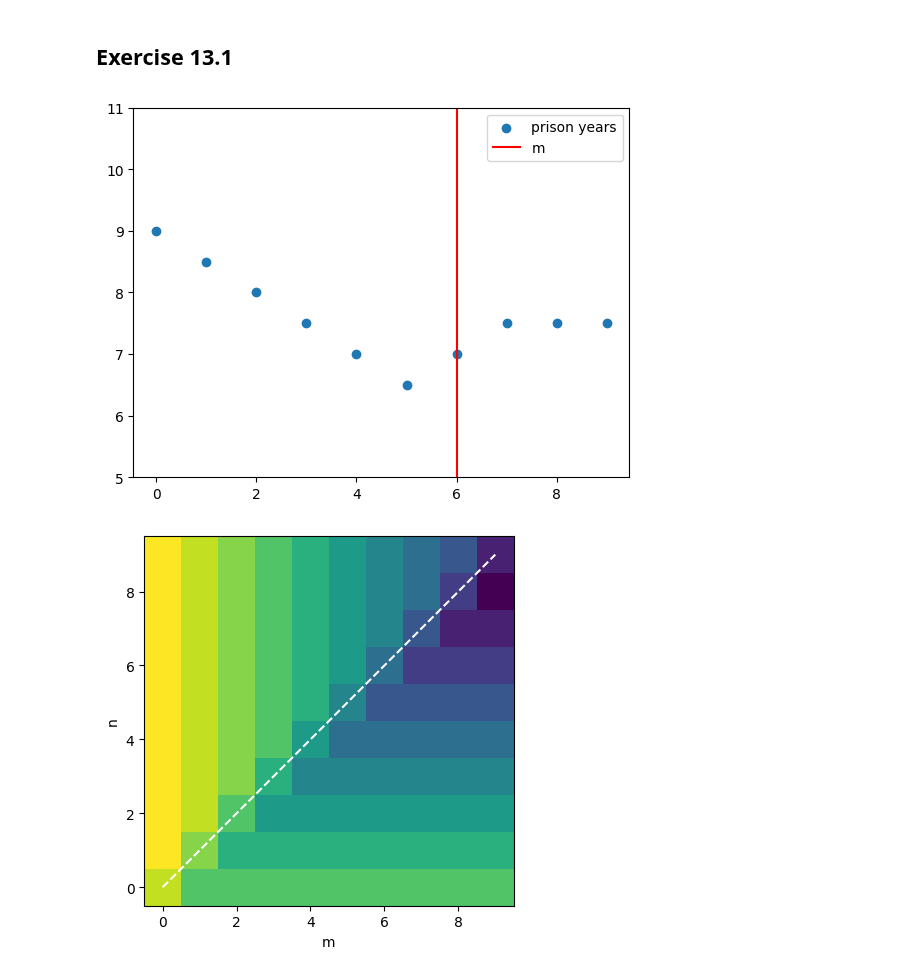
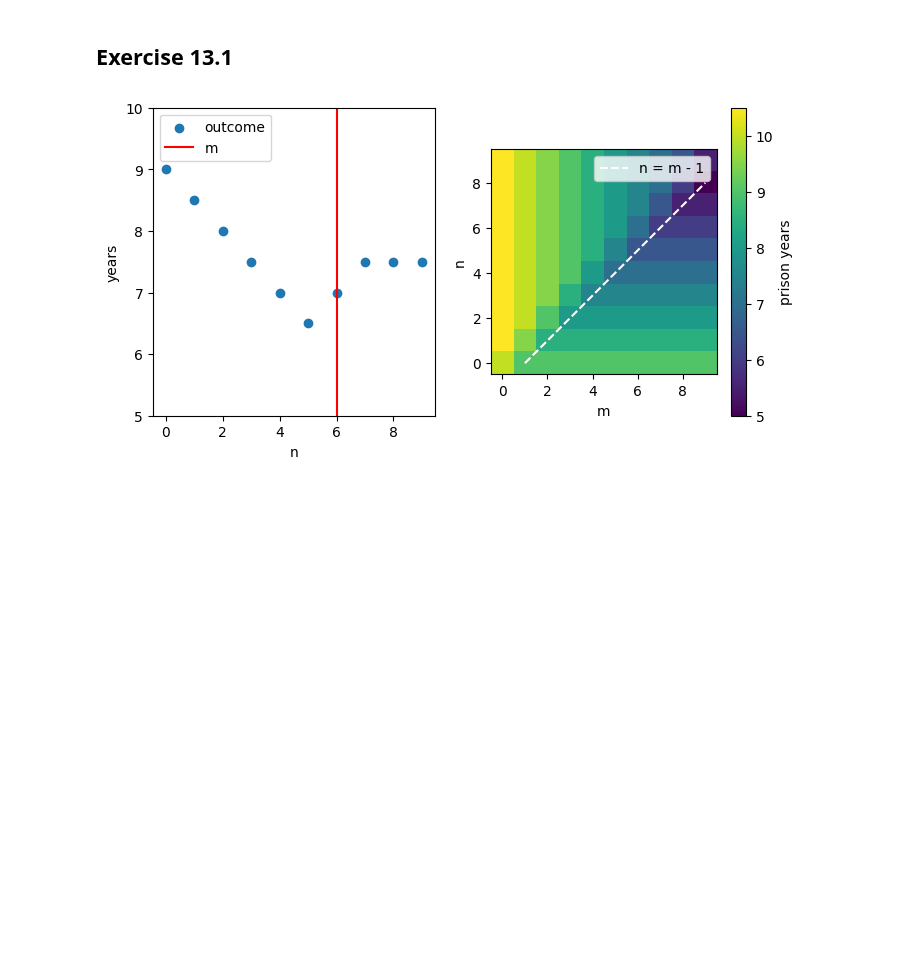
Before and after one commit to gasparyanartur/simulation-of-complex-systems-solutions, a Jupyter notebook: chapter-13/chapter-13.ipynb, the cells around one changed output. Saved outputs shown, nothing was run; the diff lists cells and outputs as text; code cells hidden in the pictures; blank space fills up the shorter version.

```diff
--- a/chapter-13/chapter-13.ipynb
+++ b/chapter-13/chapter-13.ipynb
@@ -55,31 +55,32 @@ S = 1.5
 outcomes = get_outcomes(T, R, P, S)
 years_all = get_years(N, outcomes)
 # %%
-def plot_1d(years_all):
+def plot_1d(years_all, fig, ax):
     years = years_all[:, 6, :, 0]
     acc_years = np.sum(years, axis=1)
-    fig = plt.figure()
-    ax = fig.gca()
     ax.scatter(np.arange(N), acc_years)
     ax.axvline(6, c='red')
-    ax.set_ylim(5, 11)
-    ax.legend(["prison years", "m"])
+    ax.legend(["outcome", "m"])
+    ax.set_ylim(5, 10)
+    ax.set_xlabel('n')
+    ax.set_ylabel('years')
 # %%
-def plot_2d(years_all):
+def plot_2d(years_all, fig, ax):
     years = years_all[:, :, :, 0]
     acc_years = np.sum(years, axis=2)
-    fig = plt.figure()
-    ax = fig.gca()
-    ax.imshow(acc_years, origin='lower')
+    im = ax.imshow(acc_years, origin='lower')
+    ax.plot(np.arange(1, N), np.arange(N-1), linestyle='--', c='white')
+    fig.colorbar(im, ax=ax, label='prison years')
     ax.set_xlabel('m')
     ax.set_ylabel('n')
-    ax.plot(np.arange(1, N+1)-1, np.arange(N), linestyle='--', c='white')
+    ax.legend(["n = m - 1"])
 # %%
-plot_1d(years_all)
-plot_2d(years_all)
+fig, (ax1, ax2) = plt.subplots(1, 2, figsize=(8, 4))
+
+plot_1d(years_all, fig=fig, ax=ax1)
+plot_2d(years_all, fig=fig, ax=ax2)
 # %% [output]
-[figure, old version]
+[figure, new version]
-[figure, removed]
 # %%
 N = 10
 T = 0
```
Also changed, not shown: parts of 1 cell of this notebook.
